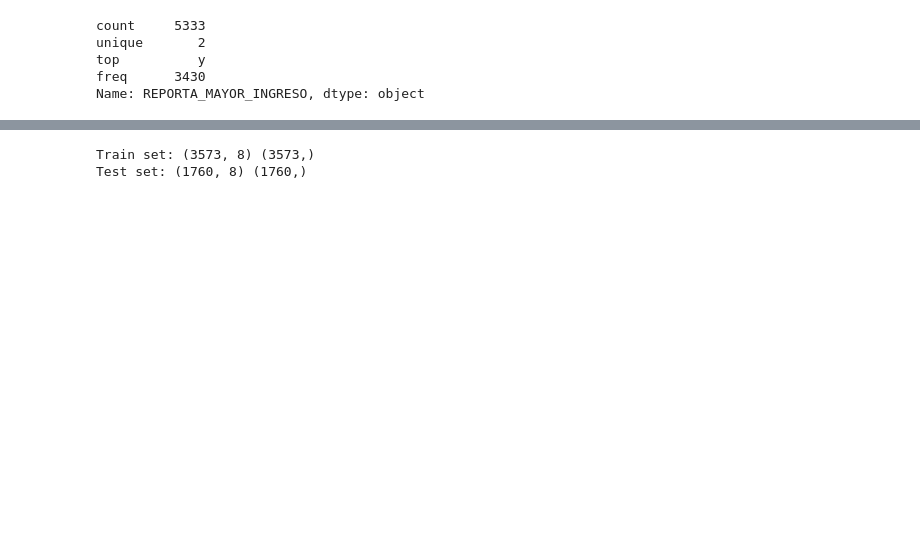
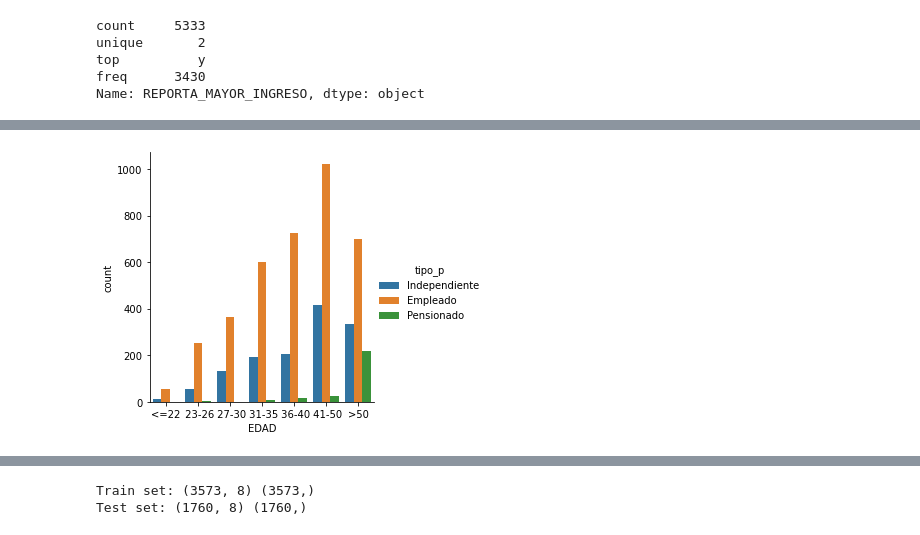
Before and after one commit to JuanseGomezM/Prof_Analysis, a Jupyter notebook: Pro_Analysis_Prueba.ipynb, the cells around one changed output, grey strips where cells are left out. Saved outputs shown, nothing was run; the diff lists cells and outputs as text; code cells hidden in the pictures; blank space fills up the shorter version.

```diff
--- a/Pro_Analysis_Prueba.ipynb
+++ b/Pro_Analysis_Prueba.ipynb
@@ -187,0 +218,11 @@ Name: REPORTA_MAYOR_INGRESO, dtype: object
+# %%
+category_order = ['<=22',' 23-26',' 27-30',' 31-35',' 36-40'," 41-50",'>50']
+sns.catplot(x="EDAD", hue="tipo_p",
+
+                data=cc_analytics, kind="count",
+
+                order=category_order,
+
+                height=4);
+# %% [output]
+[figure, added]
```
Also changed, not shown: parts of 43 cells of this notebook.
